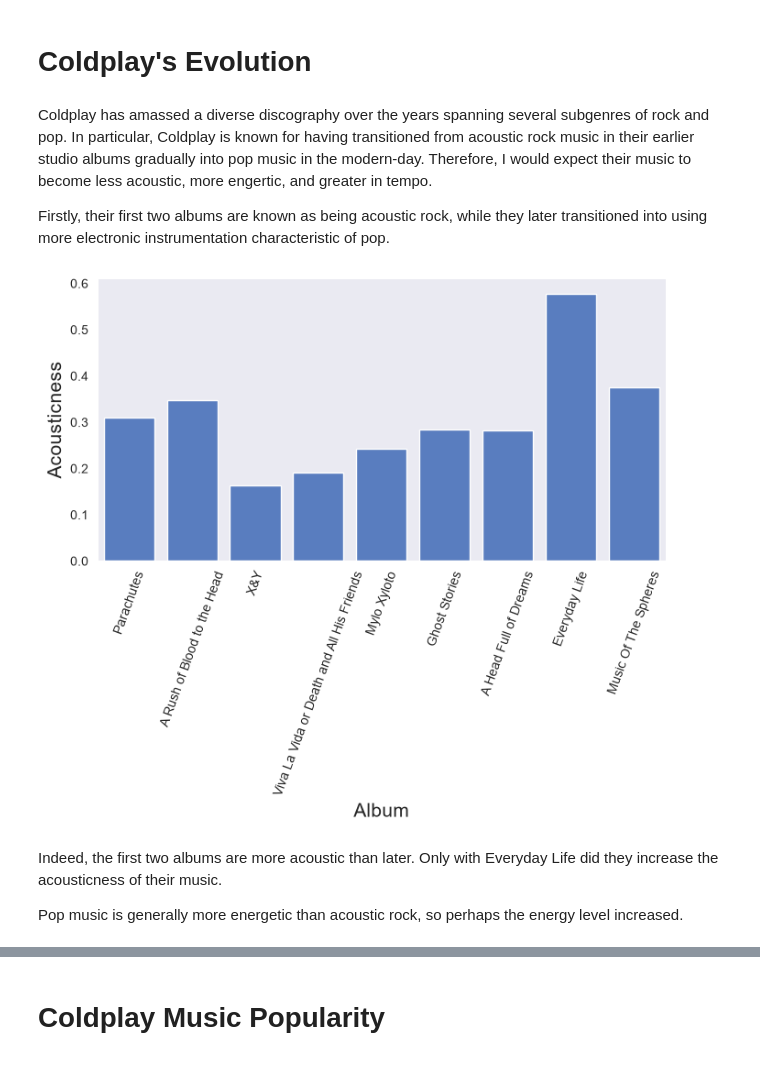
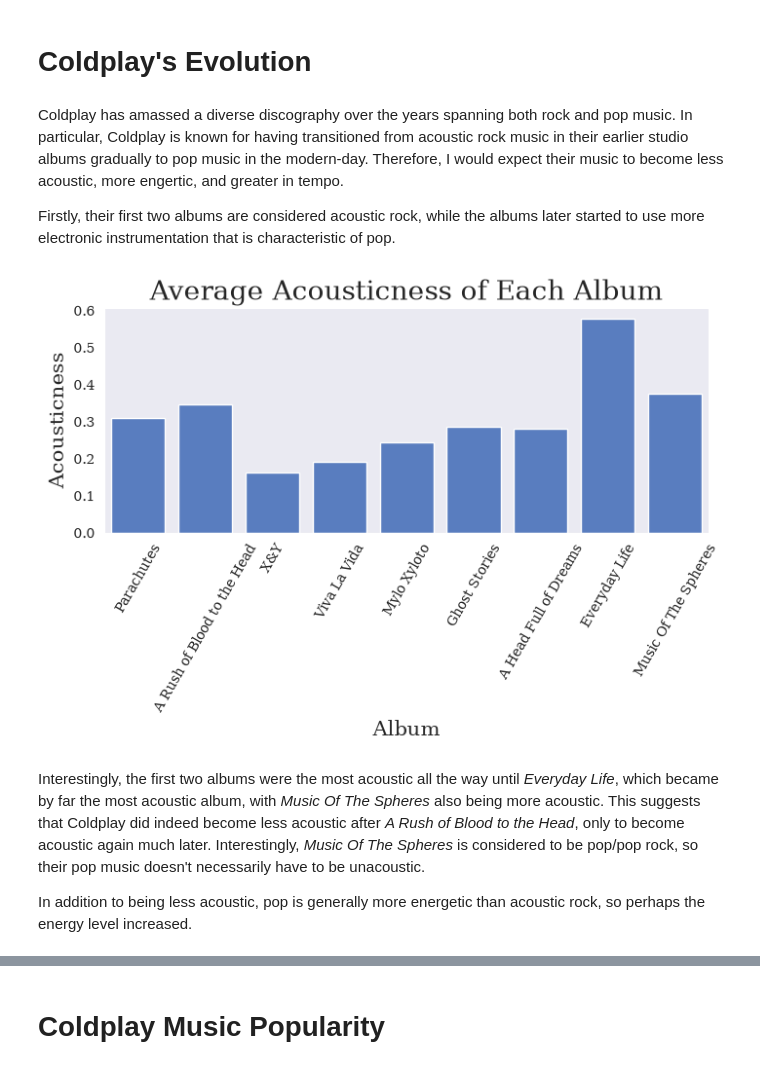
Before and after one commit to Dworlock11/Coldplay-Music-Analysis, a Jupyter notebook: notebooks/Analysis.ipynb, the cells around one changed output, grey strips where cells are left out. Cells and saved outputs as stored; diff of their text form; code cells hidden in the pictures.

```diff
--- a/notebooks/Analysis.ipynb
+++ b/notebooks/Analysis.ipynb
@@ -267,0 +234,4 @@ df[df["album_name"] == "Music Of The Spheres"]
+# %%
+df.loc[df["album_name"] == "Viva La Vida or Death and All His Friends", "album_name"] = "Viva La Vida"
+
+df["album_name"].unique()
@@ -294,4 +272,8 @@ valence             0.802
 dtype: float64
 # %% [markdown]
 The other features are graphed to visuzlize their distributions and see if they're in order.
+# %%
+sns.set_style("dark")
+sns.set_palette("muted")
+plt.rcParams['font.family'] = 'serif'
 # %%
@@ -318,24 +300,25 @@ df.to_csv("../data/processed/coldplay_cleaned.csv", index=False)
 # %% [markdown]
 # Coldplay's Evolution
 # %% [markdown]
-Coldplay has amassed a diverse discography over the years spanning several subgenres of rock and pop. In particular, Coldplay is known for having transitioned from acoustic rock music in their earlier studio albums gradually into pop music in the modern-day. Therefore, I would expect their music to become less acoustic, more engertic, and greater in tempo.
+Coldplay has amassed a diverse discography over the years spanning both rock and pop music. In particular, Coldplay is known for having transitioned from acoustic rock music in their earlier studio albums gradually to pop music in the modern-day. Therefore, I would expect their music to become less acoustic, more engertic, and greater in tempo.
 
-Firstly, their first two albums are known as being acoustic rock, while they later transitioned into using more electronic instrumentation characteristic of pop.
+Firstly, their first two albums are considered acoustic rock, while the albums later started to use more electronic instrumentation that is characteristic of pop.
 # %%
-evolution_df = df.sort_values(by=["release_date"])
+sorted_df = df.sort_values(by=["release_date"])
 
-fig, ax = plt.subplots(figsize=(8, 4))
+fig, ax = plt.subplots(figsize=(8, 3))
 
-sns.barplot(x="album_name", y="acousticness", data=evolution_df, errorbar=('ci', False))
+sns.barplot(x="album_name", y="acousticness", data=sorted_df, errorbar=('ci', False))
 ax.set_xlabel("Album", fontsize=15)
 ax.set_ylabel("Acousticness", fontsize=15)
-plt.xticks(rotation=70)
+ax.set_title("Average Acousticness of Each Album", fontsize=20)
+plt.xticks(rotation=60)
 
 plt.show()
 # %% [output]
-[figure, old version]
+[figure, new version]
 # %% [markdown]
-Indeed, the first two albums are more acoustic than later. Only with Everyday Life did they increase the acousticness of their music.
+Interestingly, the first two albums were the most acoustic all the way until *Everyday Life*, which became by far the most acoustic album, with *Music Of The Spheres* also being more acoustic. This suggests that Coldplay did indeed become less acoustic after *A Rush of Blood to the Head*, only to become acoustic again much later. Interestingly, *Music Of The Spheres* is considered to be pop/pop rock, so their pop music doesn't necessarily have to be unacoustic.
 
-Pop music is generally more energetic than acoustic rock, so perhaps the energy level increased.
+In addition to being less acoustic, pop is generally more energetic than acoustic rock, so perhaps the energy level increased.
 # %%
```
Also changed, not shown: parts of 33 cells of this notebook, 1 other file.
